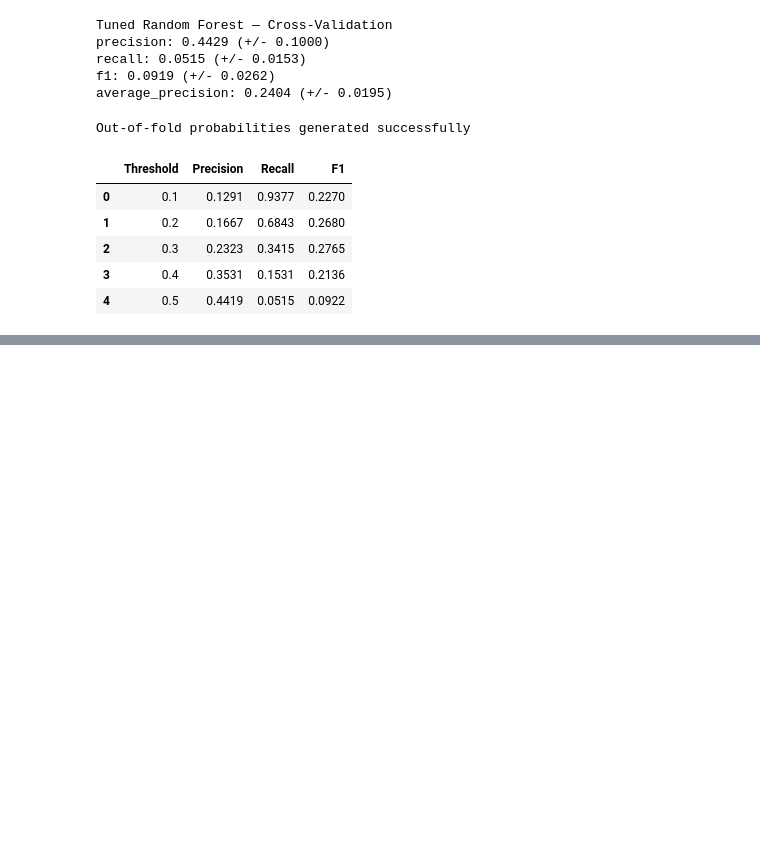
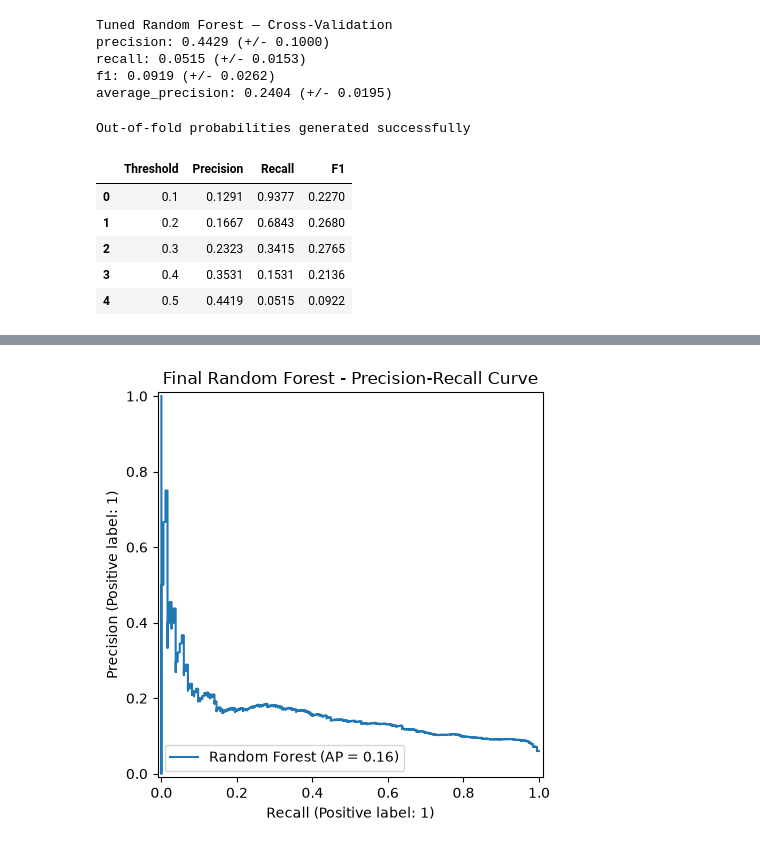
Before and after one commit to m-arij/f20dl-vehicle-fraud-ug-group9, a Jupyter notebook: notebooks/tabular_models.ipynb, the cells around one changed output, grey strips where cells are left out. Cells and saved outputs as stored; diff of their text form; code cells hidden in the pictures; blank space fills up the shorter version.

```diff
--- a/notebooks/tabular_models.ipynb
+++ b/notebooks/tabular_models.ipynb
@@ -574,0 +841,30 @@ display(threshold_df.round(4))
+# %%
+
+from sklearn.metrics import (
+    accuracy_score,
+    precision_score,
+    recall_score,
+    f1_score,
+    average_precision_score
+)
+
+final_results = pd.DataFrame([{
+    "Model": "Reduced-Feature Random Forest",
+    "Threshold": final_threshold,
+    "Accuracy": accuracy_score(y_test, test_predictions),
+    "Fraud Precision": precision_score(
+        y_test, test_predictions, zero_division=0
+    ),
+    "Fraud Recall": recall_score(
+        y_test, test_predictions, zero_division=0
+    ),
+    "Fraud F1": f1_score(
+        y_test, test_predictions, zero_division=0
+    ),
+    "Average Precision": average_precision_score(
+        y_test, test_probabilities
+    )
+}])
+
+print("Final Held-Out Test Results")
+display(final_results.round(4))
@@ -574,0 +875,16 @@ display(threshold_df.round(4))
+# %%
+
+import matplotlib.pyplot as plt
+from sklearn.metrics import PrecisionRecallDisplay
+
+PrecisionRecallDisplay.from_predictions(
+    y_test,
+    test_probabilities,
+    name="Random Forest"
+)
+
+plt.title("Final Random Forest - Precision-Recall Curve")
+plt.tight_layout()
+plt.show()
+# %% [output]
+[figure, added]
```
Also changed, not shown: parts of 9 cells of this notebook, 2 other files.
